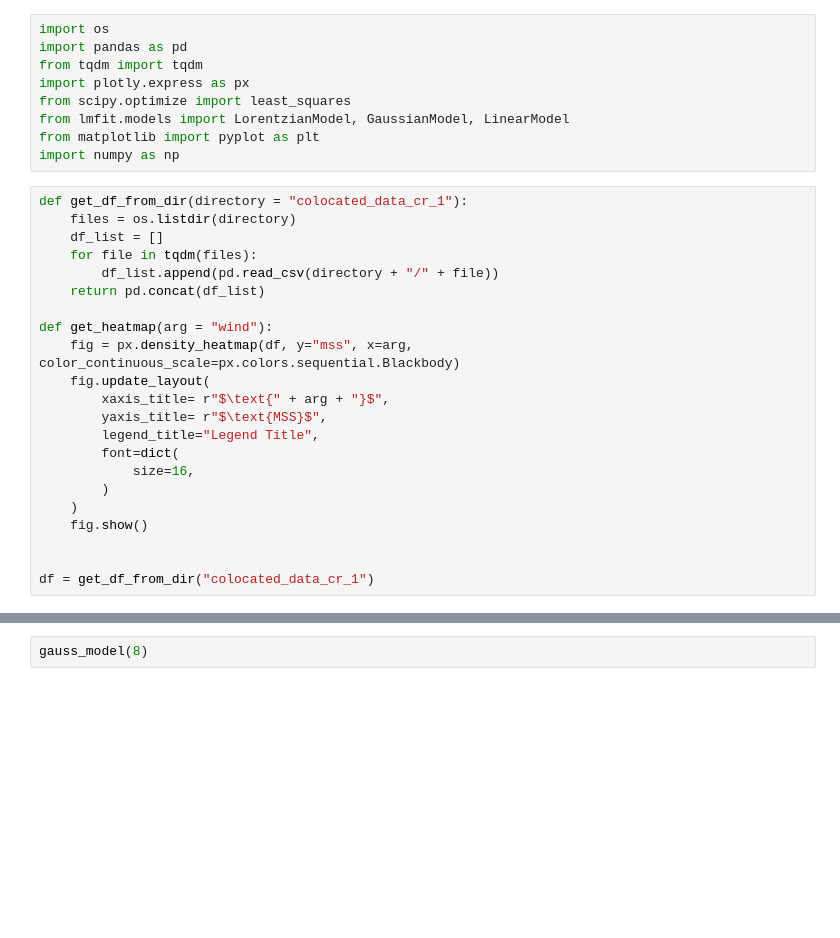
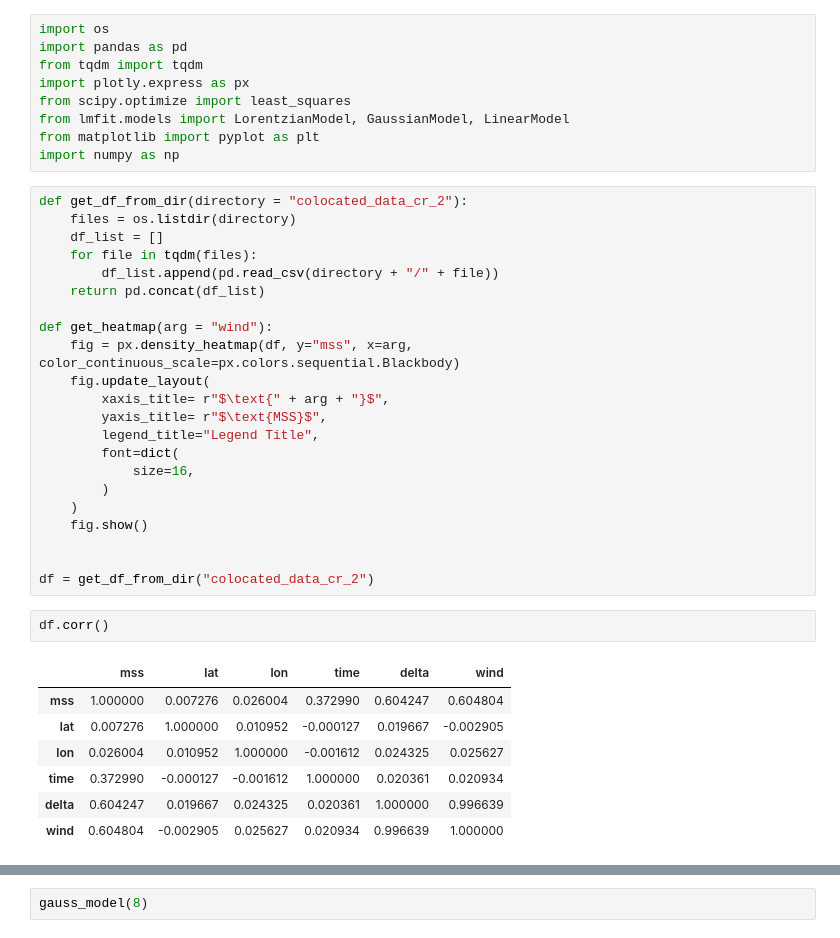
Before and after one commit to Syverkok/Master_Thesis_Syver, a Jupyter notebook: analyze_colocated_data.ipynb, the cells around one changed output, grey strips where cells are left out. Drawn from its saved outputs; the diff is of its cells as text; blank space fills up the shorter version.

```diff
--- a/analyze_colocated_data.ipynb
+++ b/analyze_colocated_data.ipynb
@@ -8,7 +8,7 @@ from lmfit.models import LorentzianModel, GaussianModel, LinearModel
 from matplotlib import pyplot as plt
 import numpy as np
 # %%
-def get_df_from_dir(directory = "colocated_data_cr_1"):
+def get_df_from_dir(directory = "colocated_data_cr_2"):
     files = os.listdir(directory)
     df_list = []
     for file in tqdm(files):
@@ -28,6 +28,16 @@ def get_heatmap(arg = "wind"):
     fig.show()
 
 
-df = get_df_from_dir("colocated_data_cr_1")
+df = get_df_from_dir("colocated_data_cr_2")
+# %%
+df.corr()
+# %% [output]
+|  | mss | lat | lon | time | delta | wind |
+| mss | 1.000000 | 0.007276 | 0.026004 | 0.372990 | 0.604247 | 0.604804 |
+| lat | 0.007276 | 1.000000 | 0.010952 | -0.000127 | 0.019667 | -0.002905 |
+| lon | 0.026004 | 0.010952 | 1.000000 | -0.001612 | 0.024325 | 0.025627 |
+| time | 0.372990 | -0.000127 | -0.001612 | 1.000000 | 0.020361 | 0.020934 |
+| delta | 0.604247 | 0.019667 | 0.024325 | 0.020361 | 1.000000 | 0.996639 |
+| wind | 0.604804 | -0.002905 | 0.025627 | 0.020934 | 0.996639 | 1.000000 |
 # %%
 df = df[df['mss'] < 0.07]
```
Also changed, not shown: parts of 2 cells of this notebook, 3 other files.
